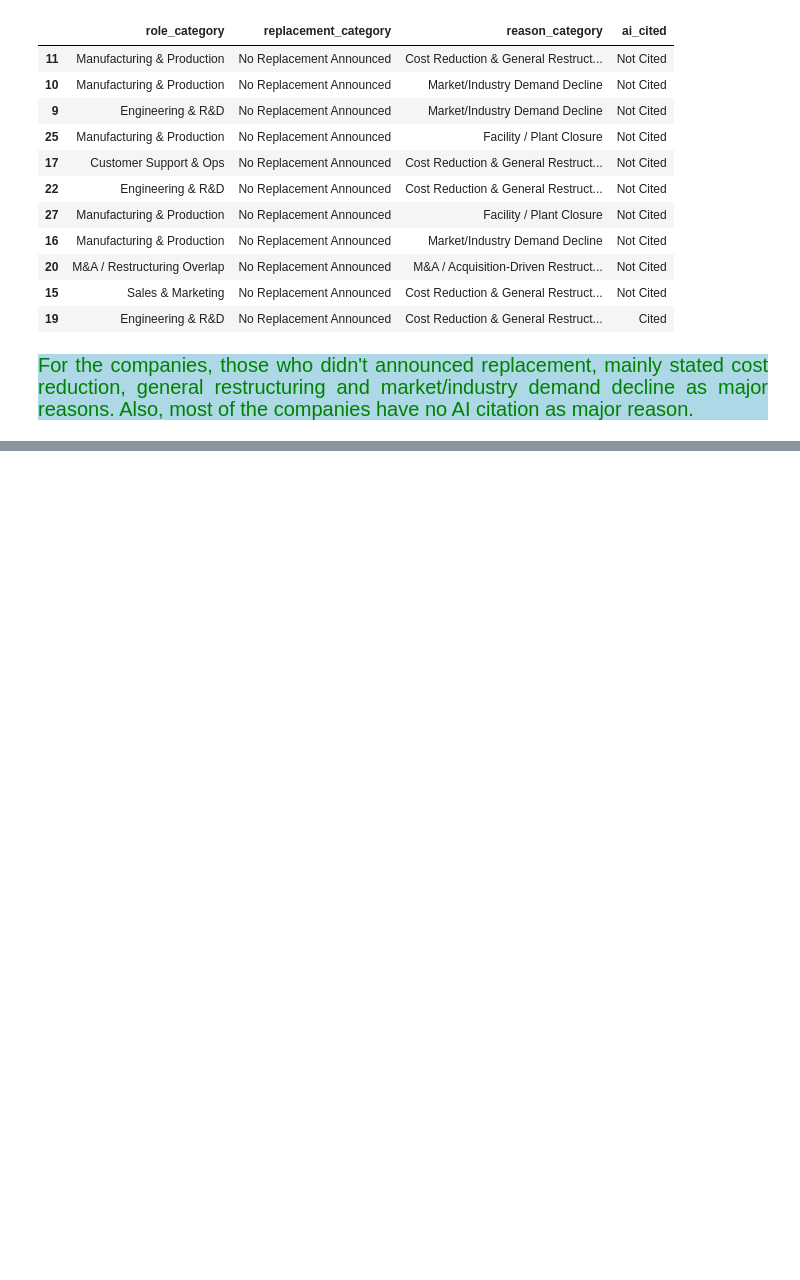
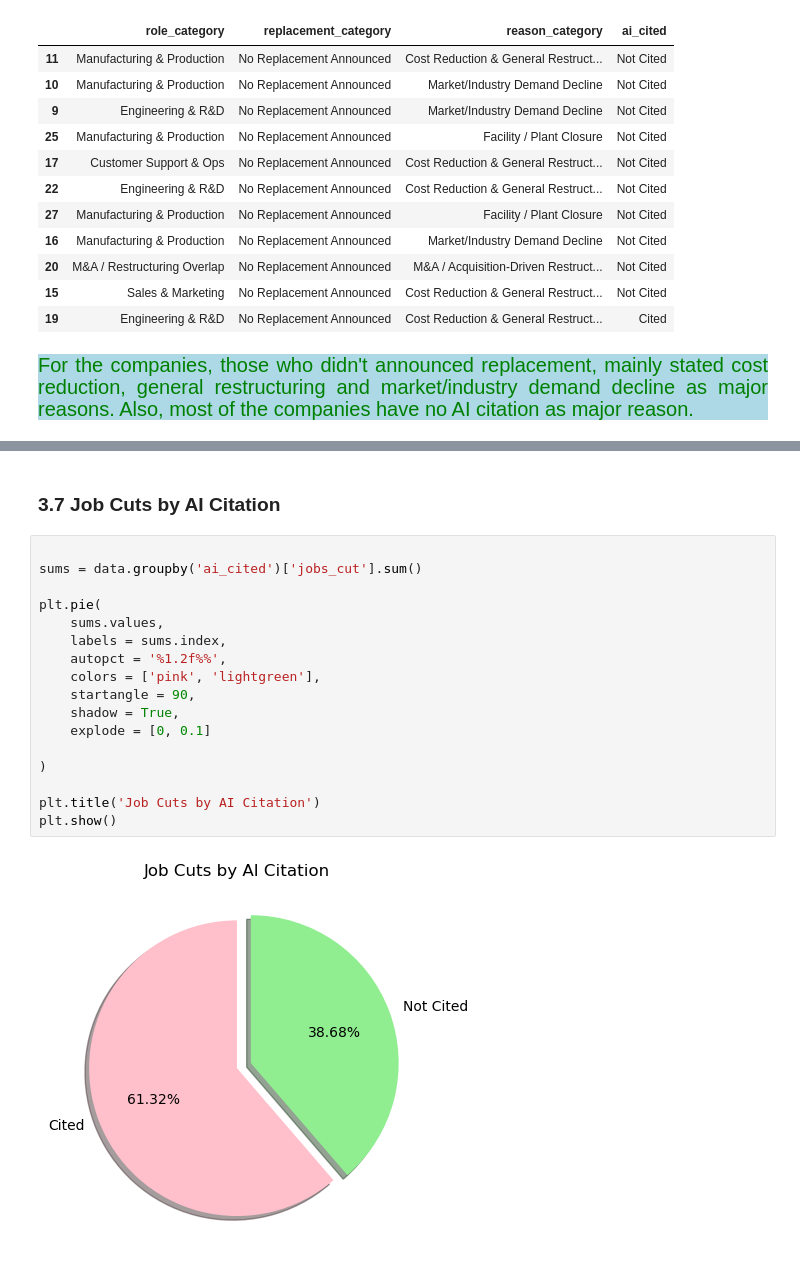
Before and after one commit to Kartika-Nidhi/DS_Projects, a Jupyter notebook: TechLayoffs2026Analysis.ipynb, the cells around one changed output, grey strips where cells are left out. Saved outputs shown, nothing was run; the diff lists cells and outputs as text; blank space fills up the shorter version.

Commit message:
Job cuts and role affected by ai citation analysis completed

```diff
--- a/TechLayoffs2026Analysis.ipynb
+++ b/TechLayoffs2026Analysis.ipynb
@@ -1075,4 +1075,23 @@ not_announced
 <div>
 # %% [markdown]
 
-###
+### 3.7 Job Cuts by AI Citation
+# %%
+
+sums = data.groupby('ai_cited')['jobs_cut'].sum()
+
+plt.pie(
+    sums.values,
+    labels = sums.index,
+    autopct = '%1.2f%%',
+    colors = ['pink', 'lightgreen'],
+    startangle = 90,
+    shadow = True,
+    explode = [0, 0.1]
+
+)
+
+plt.title('Job Cuts by AI Citation')
+plt.show()
+# %% [output]
+[figure, added]
```
Also changed, not shown: parts of 7 cells of this notebook.
